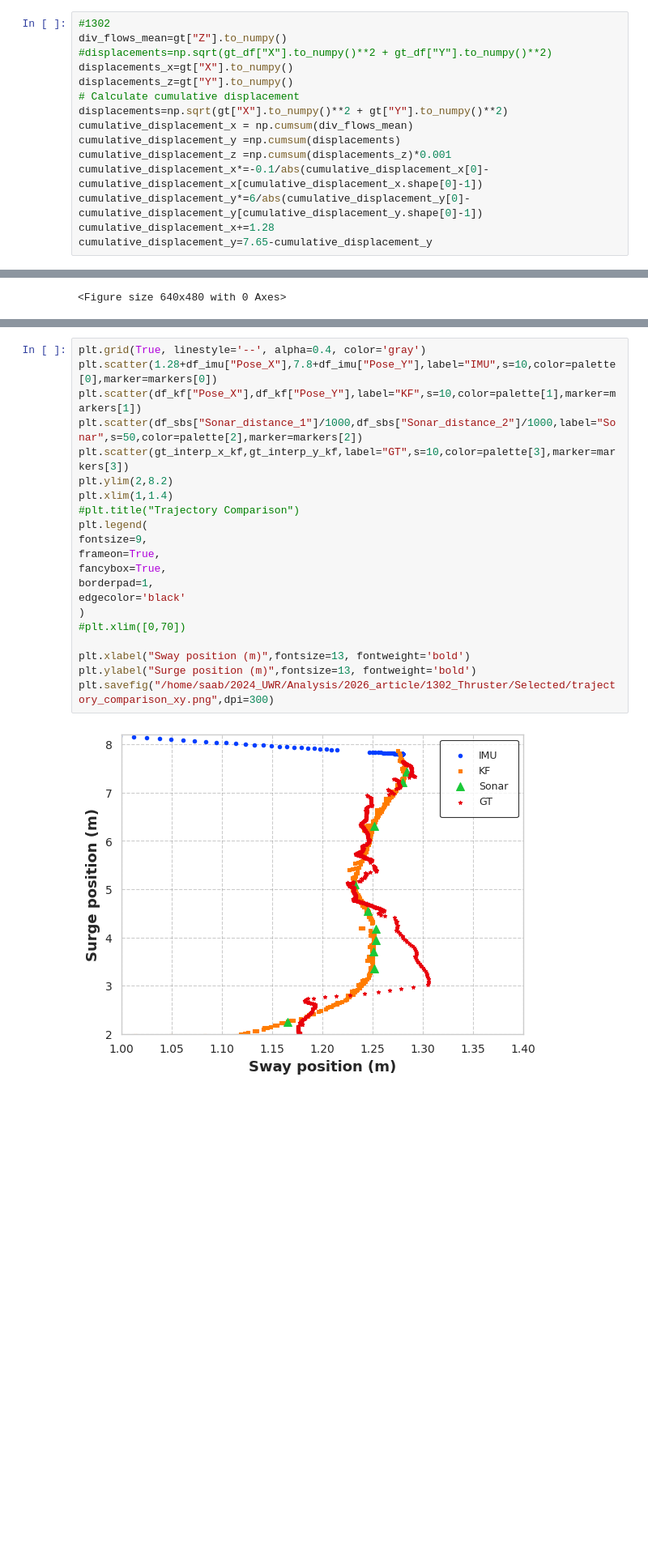
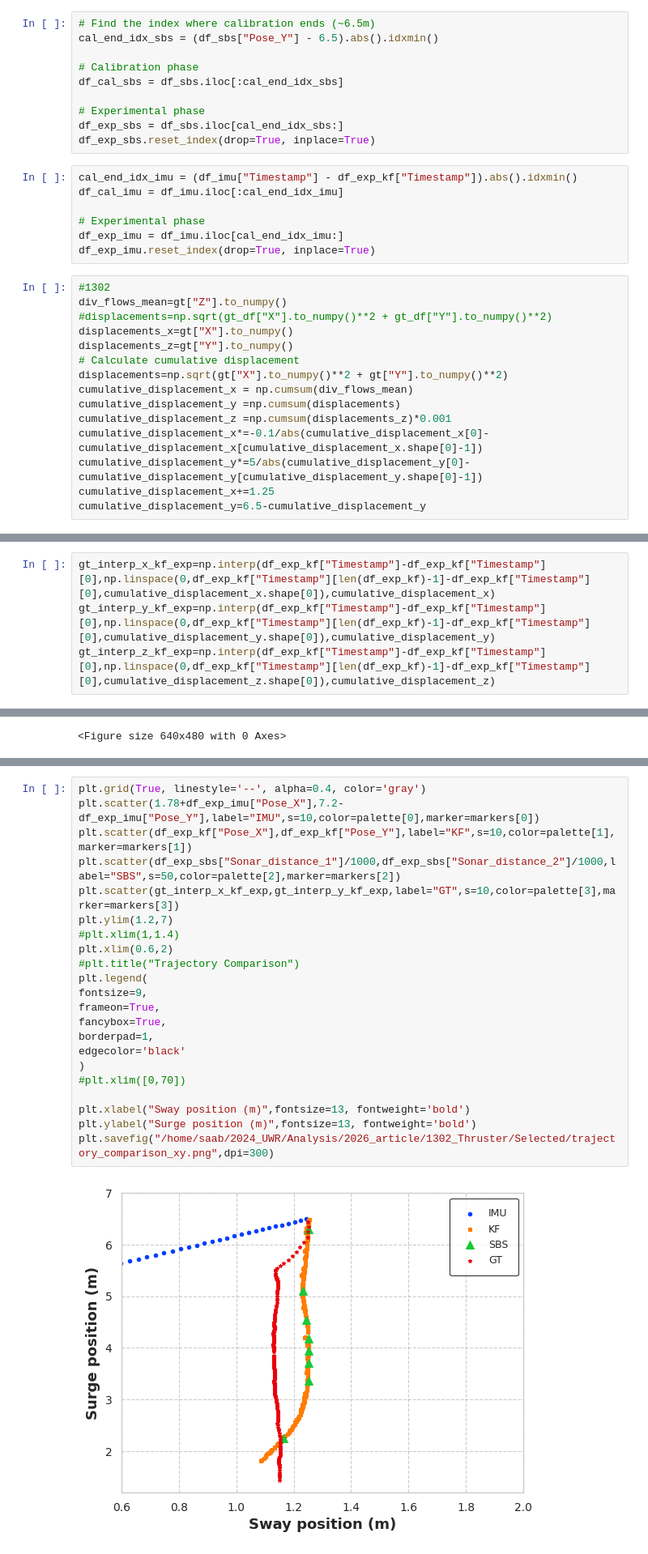
Before and after one commit to SAAB-NTU/2024_UWR, a Jupyter notebook: Analysis/2026_article/2026_analysis_raw.ipynb, the cells around one changed output, grey strips where cells are left out. Shown at 81% size. Cells and saved outputs as stored; diff of their text form; blank space fills up the shorter version.

```diff
--- a/Analysis/2026_article/2026_analysis_raw.ipynb
+++ b/Analysis/2026_article/2026_analysis_raw.ipynb
@@ -260,3 +457,20 @@ df_sbs=pd.read_csv(sbs)
+# %%
+# Find the index where calibration ends (~6.5m)
+cal_end_idx_sbs = (df_sbs["Pose_Y"] - 6.5).abs().idxmin()
+
+# Calibration phase
+df_cal_sbs = df_sbs.iloc[:cal_end_idx_sbs]
+
+# Experimental phase
+df_exp_sbs = df_sbs.iloc[cal_end_idx_sbs:]
+df_exp_sbs.reset_index(drop=True, inplace=True)
+# %%
+cal_end_idx_imu = (df_imu["Timestamp"] - df_exp_kf["Timestamp"]).abs().idxmin()
+df_cal_imu = df_imu.iloc[:cal_end_idx_imu]
+
+# Experimental phase
+df_exp_imu = df_imu.iloc[cal_end_idx_imu:]
+df_exp_imu.reset_index(drop=True, inplace=True)
 # %%
 #1302
 div_flows_mean=gt["Z"].to_numpy()
@@ -269,6 +483,6 @@ cumulative_displacement_x = np.cumsum(div_flows_mean)
 cumulative_displacement_y =np.cumsum(displacements)
 cumulative_displacement_z =np.cumsum(displacements_z)*0.001
 cumulative_displacement_x*=-0.1/abs(cumulative_displacement_x[0]-cumulative_displacement_x[cumulative_displacement_x.shape[0]-1])
-cumulative_displacement_y*=6/abs(cumulative_displacement_y[0]-cumulative_displacement_y[cumulative_displacement_y.shape[0]-1])
-cumulative_displacement_x+=1.28
-cumulative_displacement_y=7.65-cumulative_displacement_y
+cumulative_displacement_y*=5/abs(cumulative_displacement_y[0]-cumulative_displacement_y[cumulative_displacement_y.shape[0]-1])
+cumulative_displacement_x+=1.25
+cumulative_displacement_y=6.5-cumulative_displacement_y
@@ -275 +493,5 @@ cumulative_displacement_y=7.65-cumulative_displacement_y
+# %%
+gt_interp_x_kf_exp=np.interp(df_exp_kf["Timestamp"]-df_exp_kf["Timestamp"][0],np.linspace(0,df_exp_kf["Timestamp"][len(df_exp_kf)-1]-df_exp_kf["Timestamp"][0],cumulative_displacement_x.shape[0]),cumulative_displacement_x)
+gt_interp_y_kf_exp=np.interp(df_exp_kf["Timestamp"]-df_exp_kf["Timestamp"][0],np.linspace(0,df_exp_kf["Timestamp"][len(df_exp_kf)-1]-df_exp_kf["Timestamp"][0],cumulative_displacement_y.shape[0]),cumulative_displacement_y)
+gt_interp_z_kf_exp=np.interp(df_exp_kf["Timestamp"]-df_exp_kf["Timestamp"][0],np.linspace(0,df_exp_kf["Timestamp"][len(df_exp_kf)-1]-df_exp_kf["Timestamp"][0],cumulative_displacement_z.shape[0]),cumulative_displacement_z)
 # %%
@@ -307,23 +557,24 @@ plt.rcParams.update({
 # %%
 plt.grid(True, linestyle='--', alpha=0.4, color='gray')
-plt.scatter(1.28+df_imu["Pose_X"],7.8+df_imu["Pose_Y"],label="IMU",s=10,color=palette[0],marker=markers[0])
-plt.scatter(df_kf["Pose_X"],df_kf["Pose_Y"],label="KF",s=10,color=palette[1],marker=markers[1])
-plt.scatter(df_sbs["Sonar_distance_1"]/1000,df_sbs["Sonar_distance_2"]/1000,label="Sonar",s=50,color=palette[2],marker=markers[2])
-plt.scatter(gt_interp_x_kf,gt_interp_y_kf,label="GT",s=10,color=palette[3],marker=markers[3])
-plt.ylim(2,8.2)
-plt.xlim(1,1.4)
+plt.scatter(1.78+df_exp_imu["Pose_X"],7.2-df_exp_imu["Pose_Y"],label="IMU",s=10,color=palette[0],marker=markers[0])
+plt.scatter(df_exp_kf["Pose_X"],df_exp_kf["Pose_Y"],label="KF",s=10,color=palette[1],marker=markers[1])
+plt.scatter(df_exp_sbs["Sonar_distance_1"]/1000,df_exp_sbs["Sonar_distance_2"]/1000,label="SBS",s=50,color=palette[2],marker=markers[2])
+plt.scatter(gt_interp_x_kf_exp,gt_interp_y_kf_exp,label="GT",s=10,color=palette[3],marker=markers[3])
+plt.ylim(1.2,7)
+#plt.xlim(1,1.4)
+plt.xlim(0.6,2)
 #plt.title("Trajectory Comparison")
 plt.legend(
 fontsize=9,
 frameon=True,
 fancybox=True,
 borderpad=1,
 edgecolor='black'
 )
 #plt.xlim([0,70])
 
 plt.xlabel("Sway position (m)",fontsize=13, fontweight='bold')
 plt.ylabel("Surge position (m)",fontsize=13, fontweight='bold')
 plt.savefig("/home/saab/2024_UWR/Analysis/2026_article/1302_Thruster/Selected/trajectory_comparison_xy.png",dpi=300)
 # %% [output]
-[figure, old version]
+[figure, new version]
```
Also changed, not shown: parts of 52 cells of this notebook, 13 other files.
